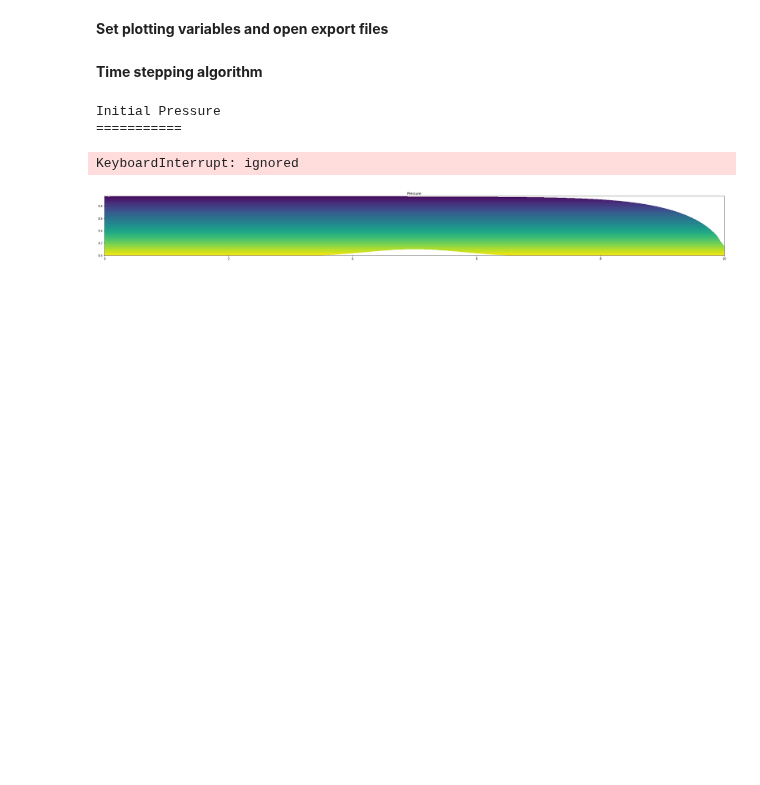
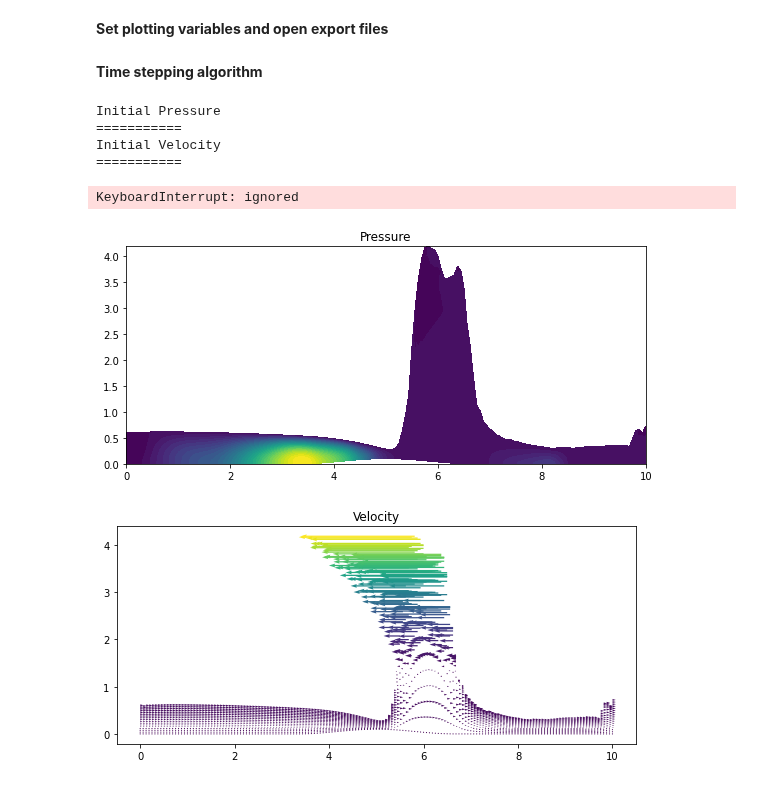
Before and after one commit to notanumber-sys/dd2365-project, a Jupyter notebook: project.ipynb, the cells around one changed output. Saved outputs shown, nothing was run; the diff lists cells and outputs as text; code cells hidden in the pictures; blank space fills up the shorter version.

```diff
--- a/project.ipynb
+++ b/project.ipynb
@@ -68,6 +68,7 @@ To read more about how to use similar methods for more complex problems, see e.g
 # Define rectangular domain
 L = 10
 H = 1
+H_min = 0.5 # used to limit outflow geometry deformation
 
 # Define bump
 B0 = H/10
@@ -244,16 +272,28 @@ rho = 1e3   # kg/m³
 # set gravity
 g = 9.81    # m/s²
 f = Expression(("0", "-g"), g=g, degree=2);
+
+pout.rho = rho
+pout.g = g
 # %% [markdown]
 **Initial Conditions**
 # %%
 class InitialPressureExpression(UserExpression):
   def eval(self, value, x):
-    value[0] = (wave_shape(x) - x[1])*g
+    value[0] = (wave_shape(x) - x[1])*g*rho
 
   def value_shape(self):
     return ()
 
+class InitialVelocityExpression(UserExpression):
+  def eval(self, value, x):
+    value[0] = uin(x[0], x[1])
+    value[1] = 0.0
+
+  def value_shape(self):
+    return (2,)
+
+u_init = InitialVelocityExpression()
 p_init = InitialPressureExpression()
 # %% [markdown]
 **Define method parameters**
@@ -354,14 +394,22 @@ start_sample_time = 1.0
 !rm results-NS/*
 
 # apply initial conditions
-p0.interpolate(p_init)
-p1.interpolate(p_init)
+#p0.interpolate(p_init)
+#p1.interpolate(p_init)
 # ^ does this even do anything?
+u0.interpolate(u_init)
+u1.interpolate(u_init)
 
 print("Initial Pressure")
 plt.figure(figsize=(40, 4))
 plot(p1, title="Pressure")
 print("===========")
+
+print("Initial Velocity")
+plt.figure(figsize=(40, 4))
+plot(u1, title="Velocity")
+print("===========")
+
 
 # Time stepping
 T = 7
@@ -417,6 +465,10 @@ while t < T + DOLFIN_EPS:
         x = boundary.coordinates()[i]
         delta_y = W[j][1]*dt
         x[1] += delta_y
+
+        # check for outflow limitation
+        if near(x[0], L) and x[1] < H_min:
+            x[1] = H_min
     new_y_left = boundary.coordinates()[left_max_index][1]
     for j, i in enumerate(left_node_indices):
         x = boundary.coordinates()[i]
@@ -475,34 +527,39 @@ while t < T + DOLFIN_EPS:
 
         plt.figure(figsize=(40, 4))
         plot(p1, title="Pressure")
 
         for w_temp in W:
           print(str(w_temp[1]) + " ", end="")
         print()
 
         plot_time += T/plot_freq
 
         plt.show()
 
     # reshape mesh
     w_new = ALE.move(mesh, boundary)
     w.set_md(w_new)
+    pout.x_max = right_max
+    uin.h = left_max
     # this supposedly helps to avoid crashing at solve
     mesh.bounding_box_tree().build(mesh)
 
     # show reshaped mesh
     print("New Mesh:")
     plt.figure(figsize=(40, 4))
     plot(mesh, title="Mesh")
 
     # Update time step
     u0.assign(u1)
     t += dt
 # %% [output]
 Initial Pressure
 ===========
+Initial Velocity
+===========
 KeyboardInterrupt: ignored
-[figure, old version]
+[figure, new version]
+[figure, added]
 # %%
 
 !tar -czvf results-NS.tar.gz results-NS
```
Also changed, not shown: parts of 2 cells of this notebook.
